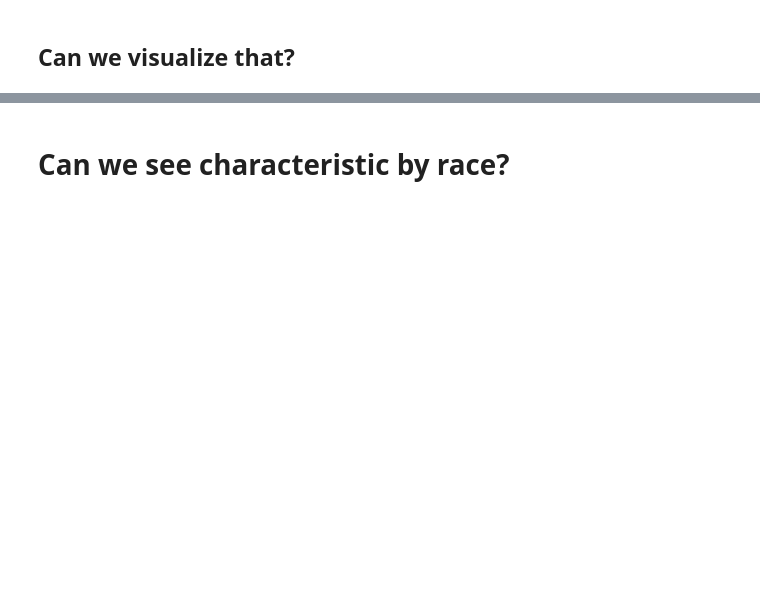
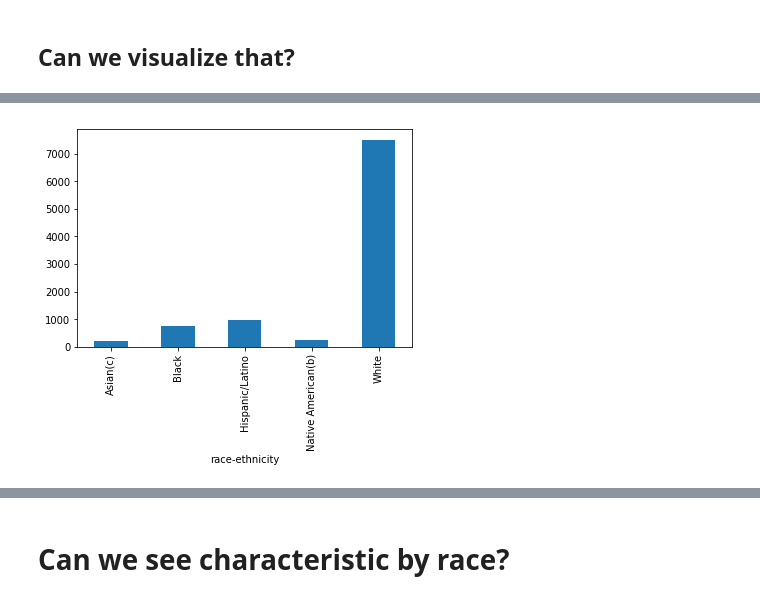
Before and after one commit to ccnypsych/psy31170, a Jupyter notebook: slides/L07_stats_viz.ipynb, the cells around one changed output, grey strips where cells are left out. Drawn from its saved outputs; the diff is of its cells as text; code cells hidden in the pictures; blank space fills up the shorter version.

```diff
--- a/slides/L07_stats_viz.ipynb
+++ b/slides/L07_stats_viz.ipynb
@@ -56,4 +138,6 @@ _ = ax.bar(ragg.index, ragg['Total-estimate'])
 # %%
 # Alternatively, we can use a Pandas wrapper on matplotlib to generate a bar
 # Pandas-quicker, Matplotlib-more customization
-_ = ragg['Total-estimate'].plot.bar()
+_ = rsum['Total-estimate'].plot.bar()
+# %% [output]
+[figure, added]
```
Also changed, not shown: parts of 15 cells of this notebook.
